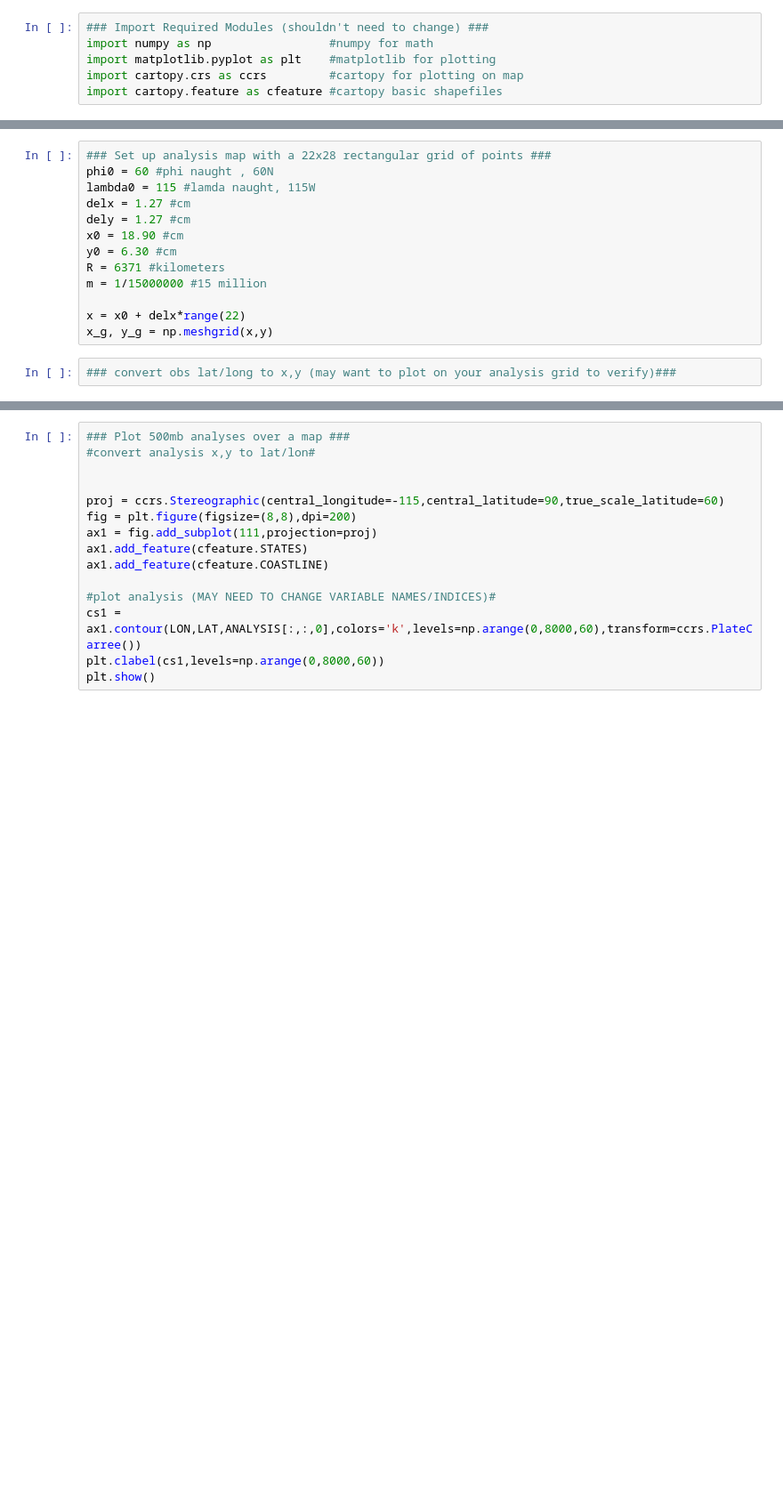
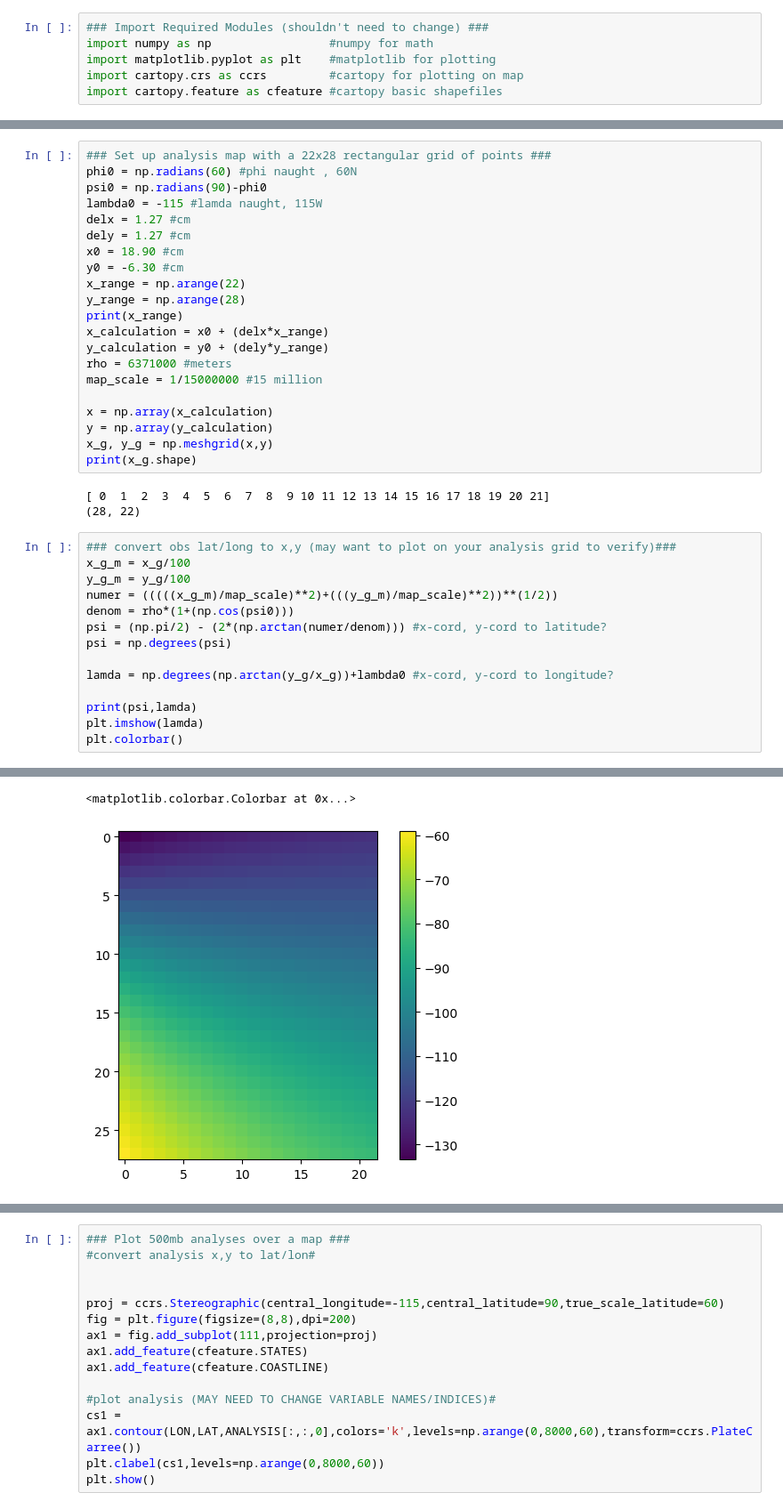
Before and after one commit to atcolehood/ATSC528, a Jupyter notebook: 01-Function_Fitting/function_fitting.ipynb, the cells around one changed output, grey strips where cells are left out. Shown at 89% size. Cells and saved outputs as stored; diff of their text form; blank space fills up the shorter version.

```diff
--- a/01-Function_Fitting/function_fitting.ipynb
+++ b/01-Function_Fitting/function_fitting.ipynb
@@ -48,15 +47,39 @@ KYXY,60.72,-135.00,5340.0,300.0,17.0
 # %%
 ### Set up analysis map with a 22x28 rectangular grid of points ###
-phi0 = 60 #phi naught , 60N
-lambda0 = 115 #lamda naught, 115W
+phi0 = np.radians(60) #phi naught , 60N
+psi0 = np.radians(90)-phi0
+lambda0 = -115 #lamda naught, 115W
 delx = 1.27 #cm
 dely = 1.27 #cm
 x0 = 18.90 #cm
-y0 = 6.30 #cm
-R = 6371 #kilometers
-m = 1/15000000 #15 million
+y0 = -6.30 #cm
+x_range = np.arange(22)
+y_range = np.arange(28)
+print(x_range)
+x_calculation = x0 + (delx*x_range)
+y_calculation = y0 + (dely*y_range)
+rho = 6371000 #meters
+map_scale = 1/15000000 #15 million
 
-x = x0 + delx*range(22)
+x = np.array(x_calculation)
+y = np.array(y_calculation)
 x_g, y_g = np.meshgrid(x,y)
+print(x_g.shape)
+# %% [output]
+[ 0  1  2  3  4  5  6  7  8  9 10 11 12 13 14 15 16 17 18 19 20 21]
+(28, 22)
 # %%
 ### convert obs lat/long to x,y (may want to plot on your analysis grid to verify)###
+x_g_m = x_g/100
+y_g_m = y_g/100
+numer = (((((x_g_m)/map_scale)**2)+(((y_g_m)/map_scale)**2))**(1/2))
+denom = rho*(1+(np.cos(psi0)))
+psi = (np.pi/2) - (2*(np.arctan(numer/denom))) #x-cord, y-cord to latitude?
+psi = np.degrees(psi)
+
+lamda = np.degrees(np.arctan(y_g/x_g))+lambda0 #x-cord, y-cord to longitude?
+
+print(psi,lamda)
+plt.imshow(lamda)
+plt.colorbar()
+# %% [output]
@@ -63,3 +103,5 @@ x_g, y_g = np.meshgrid(x,y)
+<matplotlib.colorbar.Colorbar at 0x...>
+[figure, added]
 # %%
 ### Perform 500mb geopotential height analyses using a second order 2-d polynomial with two ###
 ### radii of influence (10cm & 20cm) ###
```
Also changed, not shown: parts of 3 cells of this notebook.
